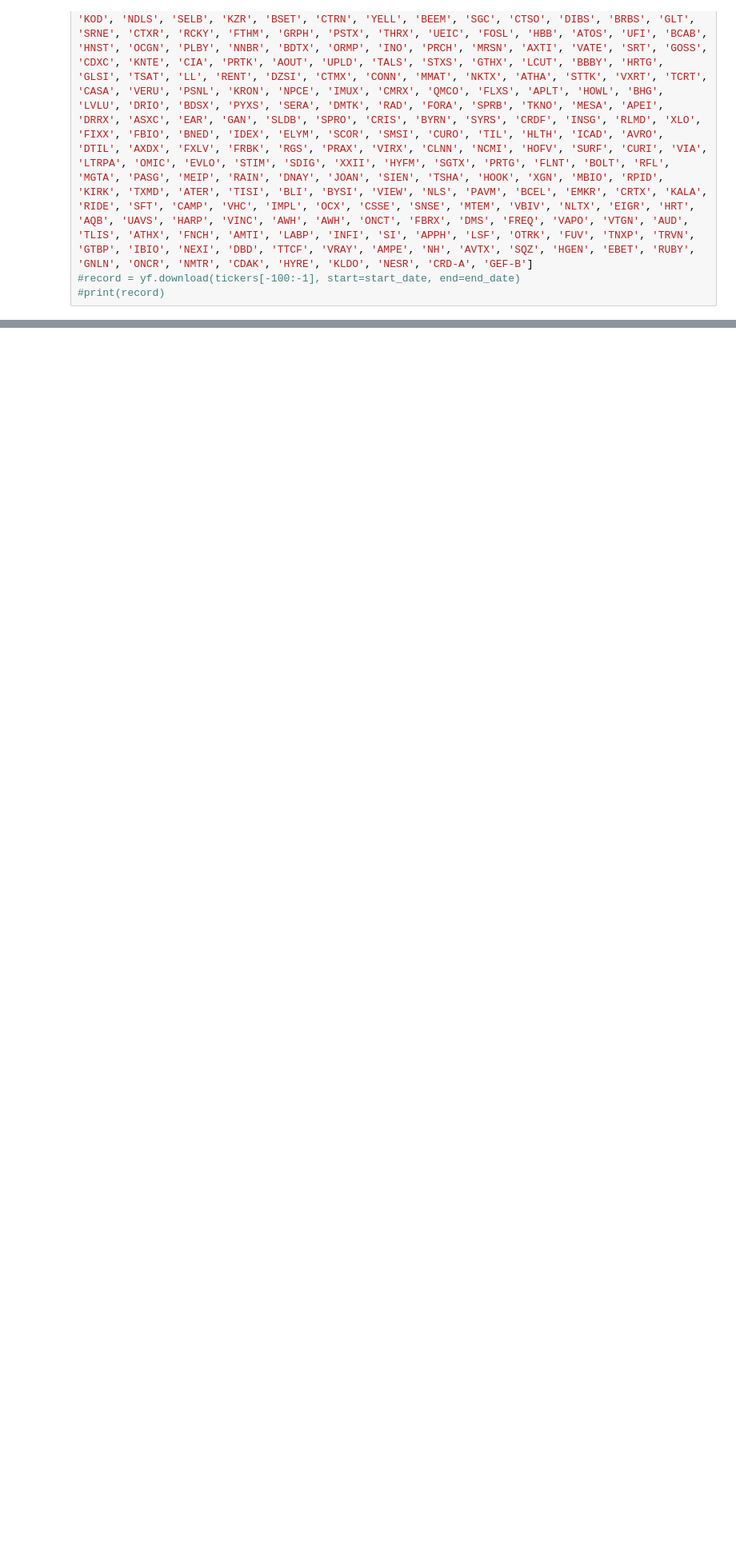
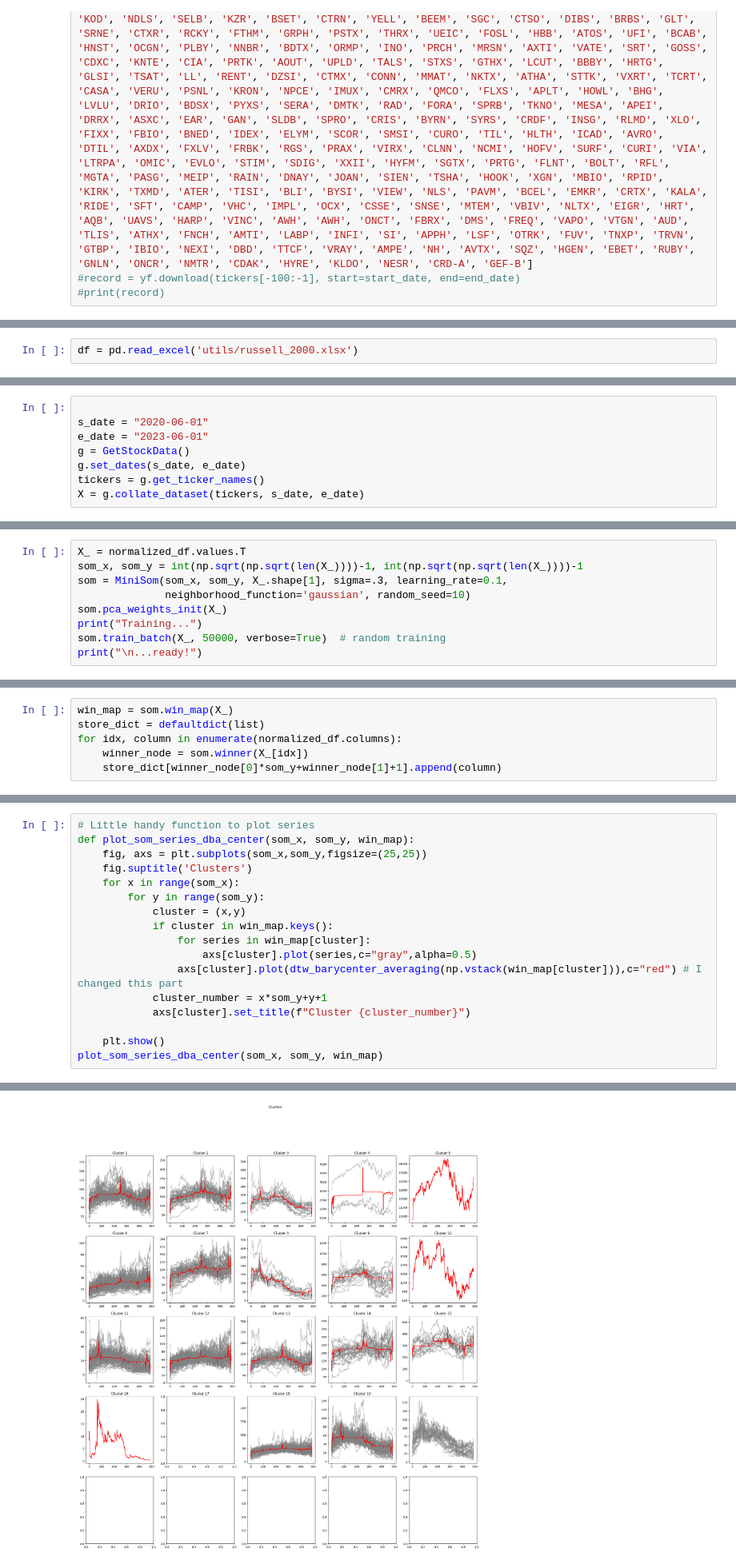
Before and after one commit to MaximilianPowers/EquityPair, a Jupyter notebook: notebook.ipynb, the cells around one changed output, grey strips where cells are left out. Shown at 80% size. Drawn from its saved outputs; the diff is of its cells as text; blank space fills up the shorter version.

```diff
--- a/notebook.ipynb
+++ b/notebook.ipynb
@@ -235,0 +196,2 @@ KeyError: 'date'
+# %%
+df = pd.read_excel('utils/russell_2000.xlsx')
@@ -235,0 +360,8 @@ KeyError: 'date'
+# %%
+
+s_date = "2020-06-01"
+e_date = "2023-06-01"
+g = GetStockData()
+g.set_dates(s_date, e_date)
+tickers = g.get_ticker_names()
+X = g.collate_dataset(tickers, s_date, e_date)
@@ -235,0 +412,9 @@ KeyError: 'date'
+# %%
+X_ = normalized_df.values.T
+som_x, som_y = int(np.sqrt(np.sqrt(len(X_))))-1, int(np.sqrt(np.sqrt(len(X_))))-1
+som = MiniSom(som_x, som_y, X_.shape[1], sigma=.3, learning_rate=0.1,
+              neighborhood_function='gaussian', random_seed=10)
+som.pca_weights_init(X_)
+print("Training...")
+som.train_batch(X_, 50000, verbose=True)  # random training
+print("\n...ready!")
@@ -235,0 +427,6 @@ KeyError: 'date'
+# %%
+win_map = som.win_map(X_)
+store_dict = defaultdict(list)
+for idx, column in enumerate(normalized_df.columns):
+    winner_node = som.winner(X_[idx])
+    store_dict[winner_node[0]*som_y+winner_node[1]+1].append(column)
@@ -235,0 +453,18 @@ KeyError: 'date'
+# %%
+# Little handy function to plot series
+def plot_som_series_dba_center(som_x, som_y, win_map):
+    fig, axs = plt.subplots(som_x,som_y,figsize=(25,25))
+    fig.suptitle('Clusters')
+    for x in range(som_x):
+        for y in range(som_y):
+            cluster = (x,y)
+            if cluster in win_map.keys():
+                for series in win_map[cluster]:
+                    axs[cluster].plot(series,c="gray",alpha=0.5)
+                axs[cluster].plot(dtw_barycenter_averaging(np.vstack(win_map[cluster])),c="red") # I changed this part
+            cluster_number = x*som_y+y+1
+            axs[cluster].set_title(f"Cluster {cluster_number}")
+
+    plt.show()
+plot_som_series_dba_center(som_x, som_y, win_map)
+# %% [output]
@@ -235,0 +472 @@ KeyError: 'date'
+[figure, added]
```
Also changed, not shown: parts of 53 cells of this notebook, 27 other files.
